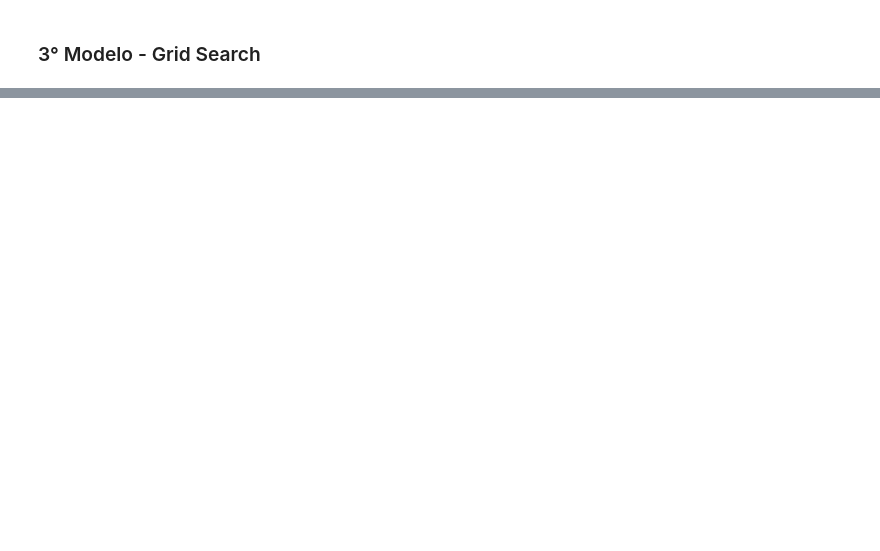
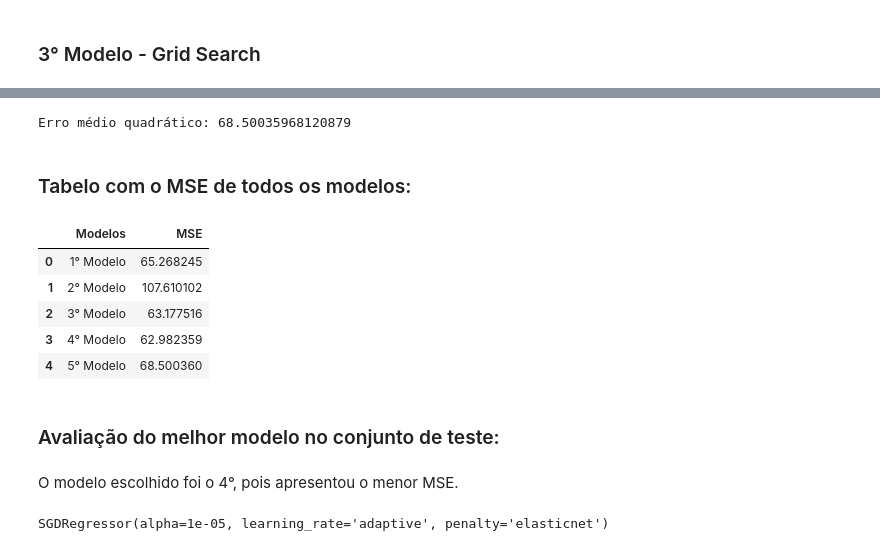
Before and after one commit to juliomaced0/Mentoria_Python_IA, a Jupyter notebook: Atividade-3/Atividade 3.ipynb, the cells around one changed output, grey strips where cells are left out. Drawn from its saved outputs; the diff is of its cells as text; code cells hidden in the pictures; blank space fills up the shorter version.

```diff
--- a/Atividade-3/Atividade 3.ipynb
+++ b/Atividade-3/Atividade 3.ipynb
@@ -325,0 +351,3 @@ Erro médio quadrático: 6576964106.100942
+# %%
+y_predict = clf.predict(X_valid_n)
+y_predict_b = scaler.inverse_transform(y_predict.reshape(-1, 1))
@@ -325,0 +356,3 @@ Erro médio quadrático: 6576964106.100942
+# %%
+MSE4 = mean_squared_error(y_valid,y_predict_b)
+print(f'Erro médio quadrático: {MSE4}')
@@ -325,0 +367,28 @@ Erro médio quadrático: 6576964106.100942
+# %%
+reg.fit(X_train_n, y_train_n.ravel())
+
+y_predict = reg.predict(X_valid_n)
+y_predict_b = scaler.inverse_transform(y_predict.reshape(-1, 1))
+# %%
+MSE5 = mean_squared_error(y_valid,y_predict_b)
+print(f'Erro médio quadrático: {MSE5}')
+# %% [output]
+Erro médio quadrático: 68.50035968120879
+# %% [markdown]
+### Tabelo com o MSE de todos os modelos:
+# %%
+data = {'Modelos': ['1° Modelo', '2° Modelo', '3° Modelo', '4° Modelo', '5° Modelo'],
+        'MSE': [MSE1, MSE2, MSE3, MSE4, MSE5]}
+tabela = pd.DataFrame(data)
+tabela
+# %% [output]
+|  | Modelos | MSE |
+| 0 | 1° Modelo | 65.268245 |
+| 1 | 2° Modelo | 107.610102 |
+| 2 | 3° Modelo | 63.177516 |
+| 3 | 4° Modelo | 62.982359 |
+| 4 | 5° Modelo | 68.500360 |
+# %% [markdown]
+### Avaliação do melhor modelo no conjunto de teste:
+# %% [markdown]
+O modelo escolhido foi o 4°, pois apresentou o menor MSE.
@@ -325,0 +401,5 @@ Erro médio quadrático: 6576964106.100942
+# %%
+reg = SGDRegressor(alpha=1e-05, learning_rate='adaptive', penalty='elasticnet')
+reg.fit(X_train_valid_n, y_train_valid_n.ravel())
+# %% [output]
+SGDRegressor(alpha=1e-05, learning_rate='adaptive', penalty='elasticnet')
```
Also changed, not shown: parts of 42 cells of this notebook.
